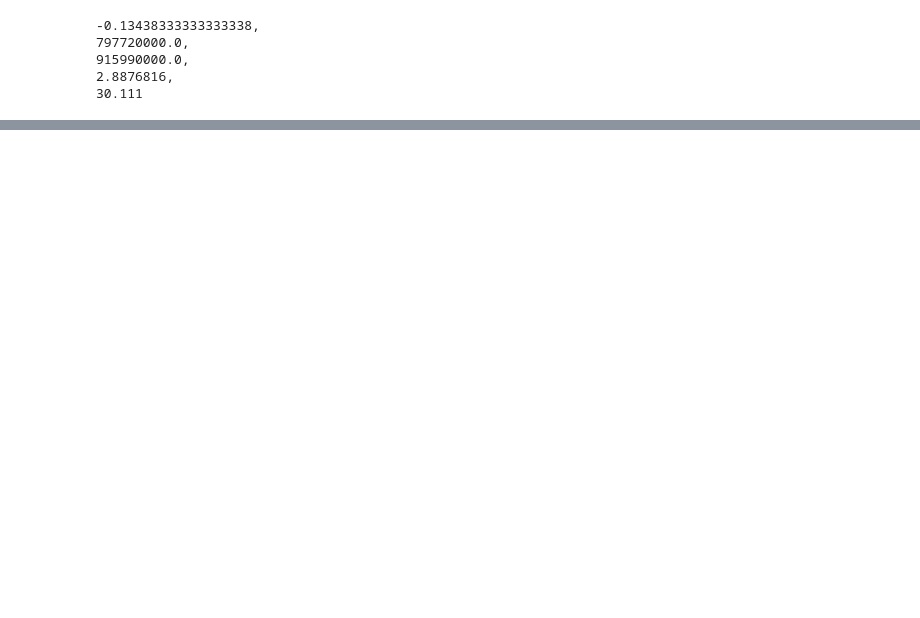
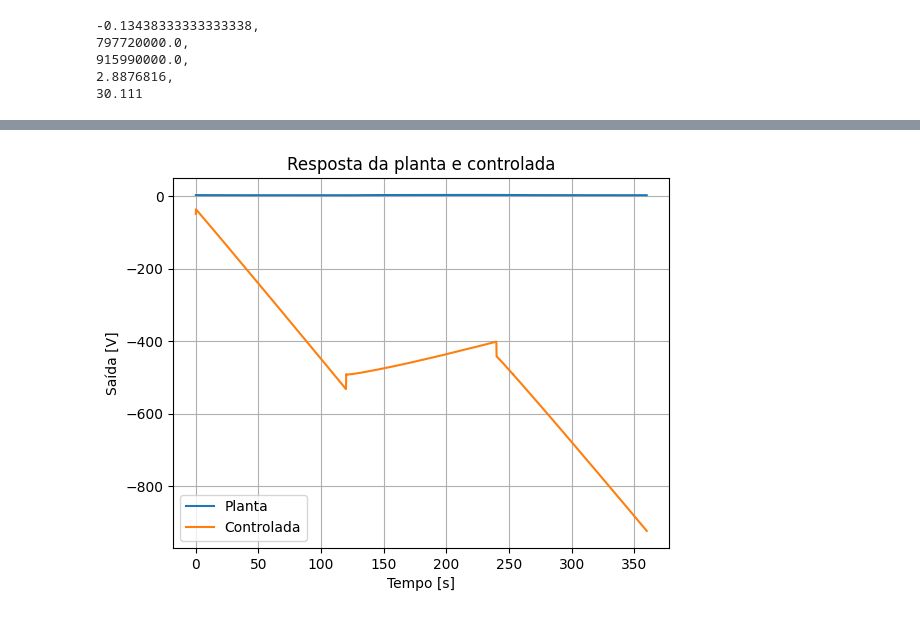
Before and after one commit to pedroivovasconcelos/laboratorio_de_controle_ii_chuveiro, a Jupyter notebook: control_calculator/Untitled3.ipynb, the cells around one changed output, grey strips where cells are left out. Drawn from its saved outputs; the diff is of its cells as text; code cells hidden in the pictures; blank space fills up the shorter version.

```diff
--- a/control_calculator/Untitled3.ipynb
+++ b/control_calculator/Untitled3.ipynb
@@ -404,0 +120,45 @@ y0: 213.4392686183036
+# %%
+from scipy.signal import dlsim
+from control.matlab import *
+
+# Normalizando tempo e entrada
+t0 = tempo[0]
+tempo = [t - t0 for t in tempo]
+
+# Parâmetros do controlador PI projetado
+kp = (1/-0.134) * 0.9
+ti = 30.111 * 0.3
+
+# Criando o controlador PI no domínio s
+pi_s = tf([kp*ti, kp], [ti, 0])
+
+# Frequência de amostragem (calculada a partir da diferença média de tempo entre as leituras)
+ts = np.mean(np.diff(tempo))
+
+# Discretizando o controlador
+pi_z = c2d(pi_s, ts, method='foh')  # método 'foh' (first-order hold) é mais apropriado para controladores
+
+# Converte TransferFunction para um sistema discreto compatível com scipy
+system = (pi_z.num[0][0], pi_z.den[0][0], ts)
+
+# Setpoint - valor desejado para a saída da planta
+# Modifique isso para o seu caso específico
+setpoint = [1.0 for _ in tempo]  # exemplo: setpoint constante de 1.0
+
+# Calcular o erro
+erro = [sp - e for sp, e in zip(saida, entrada)]
+
+# Aplicando o controlador ao sinal de erro
+tout, yout = dlsim(system, erro, tempo)
+
+plt.figure()
+plt.plot([t + t0 for t in tempo], entrada, label='Planta')
+plt.plot([t + t0 for t in tout], yout, label='Controlada')
+plt.title('Resposta da planta e controlada')
+plt.xlabel('Tempo [s]')
+plt.ylabel('Saída [V]')
+plt.legend()
+plt.grid(True)
+plt.show()
+# %% [output]
+[figure, added]
```
Also changed, not shown: parts of 12 cells of this notebook, 1 other file.
